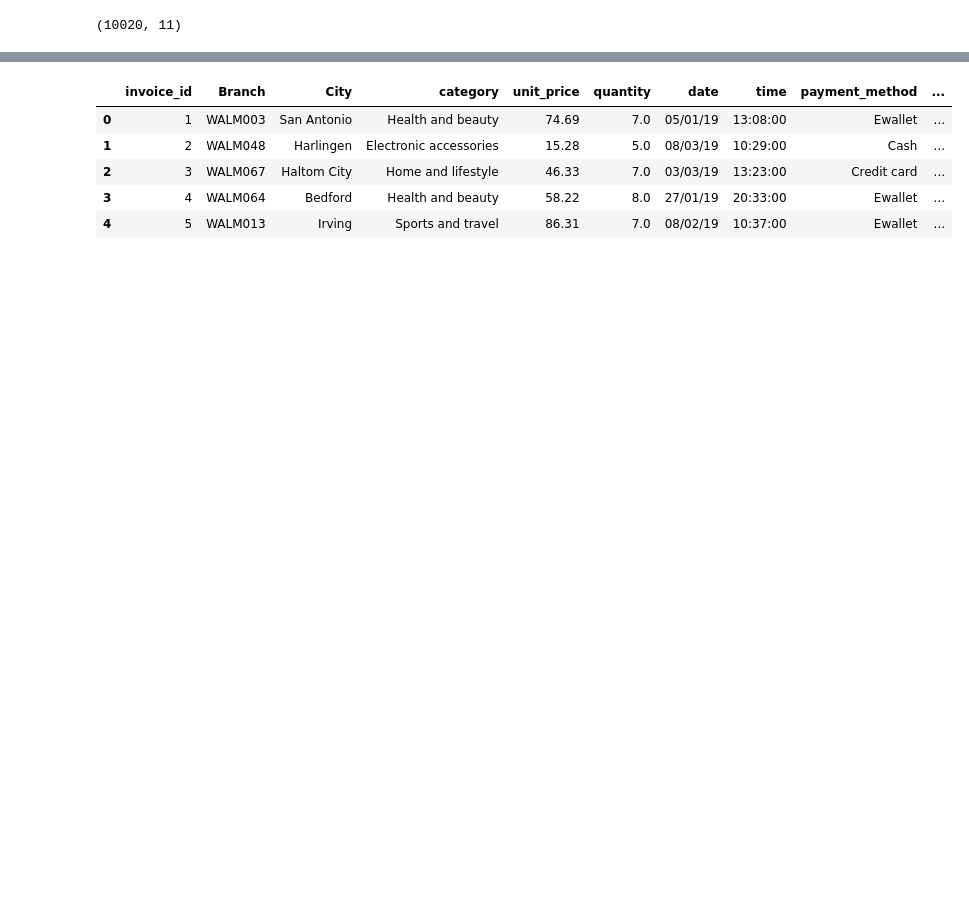
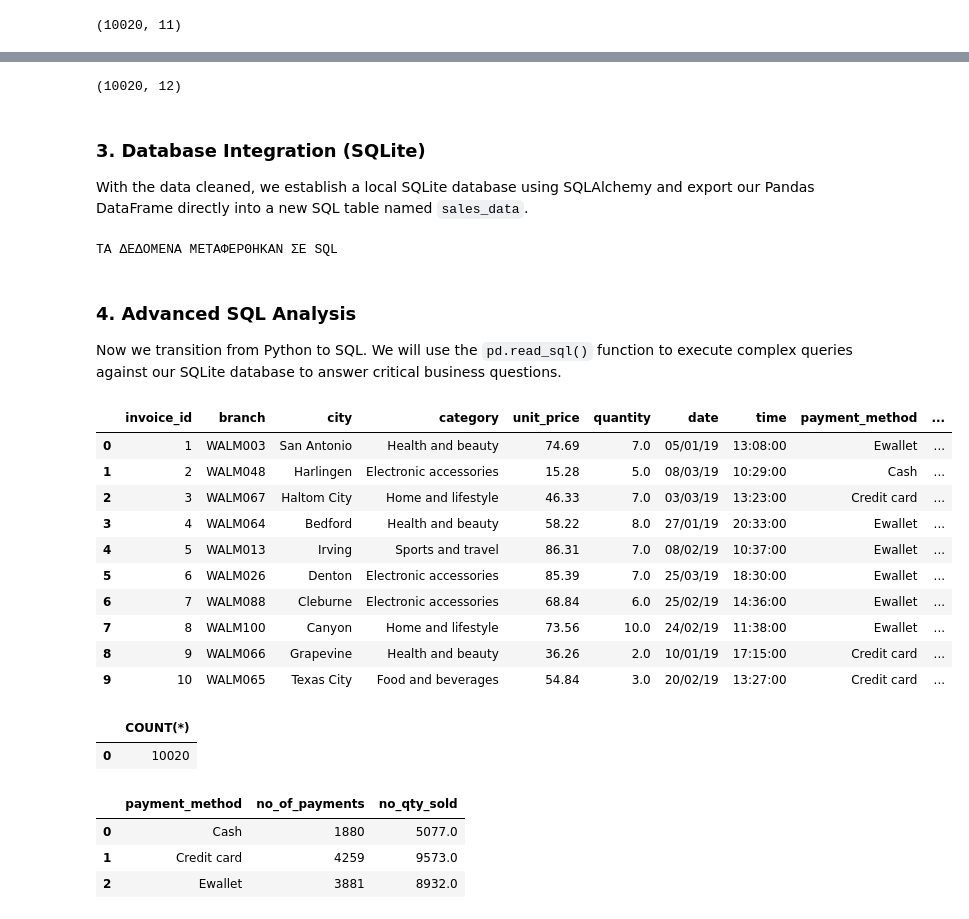
Before and after one commit to cbouzios/walmart_analysis_pythontosql, a Jupyter notebook: walmart_analysis.ipynb, the cells around one changed output, grey strips where cells are left out. Cells and saved outputs as stored; diff of their text form; code cells hidden in the pictures; blank space fills up the shorter version.

```diff
--- a/walmart_analysis.ipynb
+++ b/walmart_analysis.ipynb
@@ -122,11 +140,73 @@ memory usage: 939.4 KB
 ## ΔΗΜΙΟΥΡΓΩ ΝΕΑ ΣΤΗΛΗ ΜΕ ΤΟ ΣΥΝΟΛΟ ΠΟΥ ΠΛΗΡΩΘΗΚΕ
 df['total'] = df['unit_price'] * df['quantity']
 # %%
-df.head()
+df.shape
 # %% [output]
-|  | invoice_id | Branch | City | category | unit_price | quantity | date | time | payment_method | ... |
-| 0 | 1 | WALM003 | San Antonio | Health and beauty | 74.69 | 7.0 | 05/01/19 | 13:08:00 | Ewallet | ... |
-| 1 | 2 | WALM048 | Harlingen | Electronic accessories | 15.28 | 5.0 | 08/03/19 | 10:29:00 | Cash | ... |
-| 2 | 3 | WALM067 | Haltom City | Home and lifestyle | 46.33 | 7.0 | 03/03/19 | 13:23:00 | Credit card | ... |
-| 3 | 4 | WALM064 | Bedford | Health and beauty | 58.22 | 8.0 | 27/01/19 | 20:33:00 | Ewallet | ... |
-| 4 | 5 | WALM013 | Irving | Sports and travel | 86.31 | 7.0 | 08/02/19 | 10:37:00 | Ewallet | ... |
+(10020, 12)
+# %% [markdown]
+### 3. Database Integration (SQLite)
+With the data cleaned, we establish a local SQLite database using SQLAlchemy and export our Pandas DataFrame directly into a new SQL table named `sales_data`.
+# %%
+## ΣΥΝΔΕΣΗ ΜΕ ΤΟΠΙΚΟ ΑΡΧΕΙΟ
+engine = create_engine("sqlite:///my_project.db")
+
+## ΠΙΝΑΚΑΣ sales_data ΟΠΟΥ ΜΕΤΑΦΕΡΩ ΤΑ ΔΕΔΟΜΕΝΑ ΤΟΥ dataframe ΣΕ sql
+df.to_sql('sales_data', con=engine, if_exists='replace', index=False)
+
+print("ΤΑ ΔΕΔΟΜΕΝΑ ΜΕΤΑΦΕΡΘΗΚΑΝ ΣΕ SQL")
+# %% [output]
+ΤΑ ΔΕΔΟΜΕΝΑ ΜΕΤΑΦΕΡΘΗΚΑΝ ΣΕ SQL
+# %% [markdown]
+### 4. Advanced SQL Analysis
+Now we transition from Python to SQL. We will use the `pd.read_sql()` function to execute complex queries against our SQLite database to answer critical business questions.
+# %%
+query = """
+SELECT *
+FROM sales_data
+LIMIT 10
+"""
+
+## Τρέχουμε το query μέσα από τη σύνδεση (engine) και τυπώνουμε το αποτέλεσμα
+query_results= pd.read_sql(query, con=engine)
+query_results
+# %% [output]
+|  | invoice_id | branch | city | category | unit_price | quantity | date | time | payment_method | ... |
+| 0 | 1 | WALM003 | San Antonio | Health and beauty | 74.69 | 7.0 | 05/01/19 | 13:08:00 | Ewallet | ... |
+| 1 | 2 | WALM048 | Harlingen | Electronic accessories | 15.28 | 5.0 | 08/03/19 | 10:29:00 | Cash | ... |
+| 2 | 3 | WALM067 | Haltom City | Home and lifestyle | 46.33 | 7.0 | 03/03/19 | 13:23:00 | Credit card | ... |
+| 3 | 4 | WALM064 | Bedford | Health and beauty | 58.22 | 8.0 | 27/01/19 | 20:33:00 | Ewallet | ... |
+| 4 | 5 | WALM013 | Irving | Sports and travel | 86.31 | 7.0 | 08/02/19 | 10:37:00 | Ewallet | ... |
+| 5 | 6 | WALM026 | Denton | Electronic accessories | 85.39 | 7.0 | 25/03/19 | 18:30:00 | Ewallet | ... |
+| 6 | 7 | WALM088 | Cleburne | Electronic accessories | 68.84 | 6.0 | 25/02/19 | 14:36:00 | Ewallet | ... |
+| 7 | 8 | WALM100 | Canyon | Home and lifestyle | 73.56 | 10.0 | 24/02/19 | 11:38:00 | Ewallet | ... |
+| 8 | 9 | WALM066 | Grapevine | Health and beauty | 36.26 | 2.0 | 10/01/19 | 17:15:00 | Credit card | ... |
+| 9 | 10 | WALM065 | Texas City | Food and beverages | 54.84 | 3.0 | 20/02/19 | 13:27:00 | Credit card | ... |
+# %%
+query = """
+SELECT COUNT(*)
+FROM sales_data
+LIMIT 10
+"""
+query_results= pd.read_sql(query, con=engine)
+query_results
+# %% [output]
+|  | COUNT(*) |
+| 0 | 10020 |
+# %%
+## ΕΡΩΤΗΣΗ 1 : ΒΡΕΣ ΓΙΑ ΚΑΘΕ ΔΙΑΦΟΡΕΙΤΚΗ ΜΕΘΟΔΟ ΠΛΗΡΩΜΗΣ, ΤΟΝ ΑΡΙΘΜΟ ΣΥΝΑΛΛΑΓΩΝ ΚΑΙ ΤΗΝ ΠΟΣΟΤΗΤΑ ΠΩΛΗΘΕΝΤΩΝ
+
+query = """
+SELECT
+    payment_method,
+    COUNT(*) as no_of_payments,
+    SUM(quantity) as no_qty_sold
+ FROM sales_data
+ GROUP BY payment_method
+"""
+query_results= pd.read_sql(query, con=engine)
+query_results
+# %% [output]
+|  | payment_method | no_of_payments | no_qty_sold |
+| 0 | Cash | 1880 | 5077.0 |
+| 1 | Credit card | 4259 | 9573.0 |
+| 2 | Ewallet | 3881 | 8932.0 |
```
Also changed, not shown: parts of 13 cells of this notebook.
